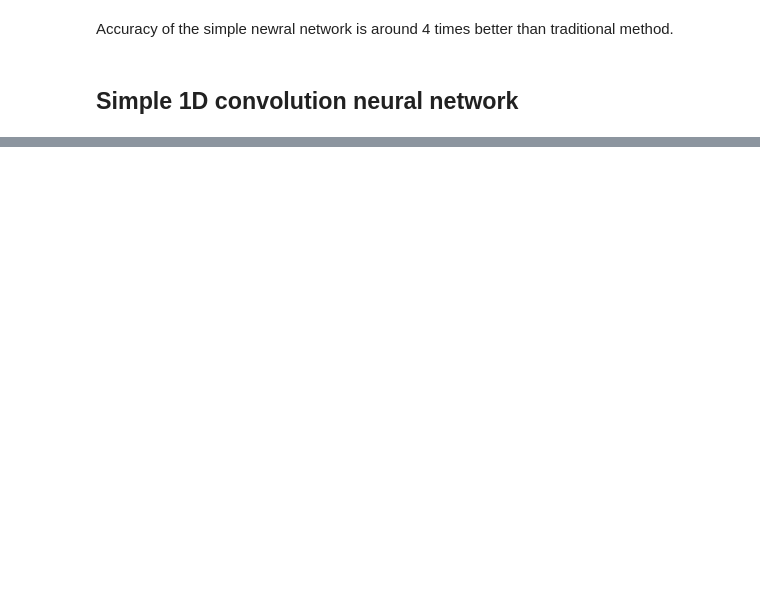
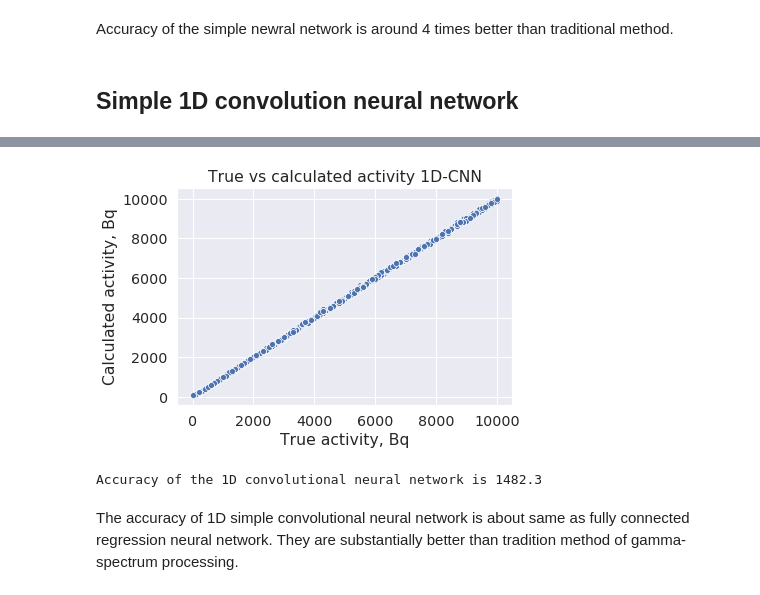
Before and after one commit to nikitinale/gamma_spectrometry_basic, a Jupyter notebook: spectrum_ann.ipynb, the cells around one changed output, grey strips where cells are left out. Drawn from its saved outputs; the diff is of its cells as text; code cells hidden in the pictures; blank space fills up the shorter version.

```diff
--- a/spectrum_ann.ipynb
+++ b/spectrum_ann.ipynb
@@ -464,0 +427,12 @@ plt.show()
+# %%
+cn_net = CNN3()
+cn_net = cn_net.float()
+
+params = list(cn_net.parameters())
+
+learning_rate = 0.01
+n_epoch = 1500 #00
+loss_function = torch.nn.MSELoss()
+optimizer = torch.optim.Adam(cn_net.parameters(), lr=learning_rate)
+losses = []
+losses_val = []
@@ -464,0 +467,17 @@ plt.show()
+# %%
+with torch.no_grad():
+  predict = cn_net(Variable(torch.from_numpy(x_val.reshape(-1, 1, 512)).float()))
+sns.scatterplot(x=y_val.flatten(), y=predict.flatten())
+plt.ylabel('Calculated activity, Bq')
+plt.xlabel('True activity, Bq')
+plt.title('True vs calculated activity 1D-CNN')
+plt.show()
+# %% [output]
+[figure, added]
+# %%
+msec = mean_squared_error(y_true=y_val, y_pred=predict).round(1)
+print(f'Accuracy of the 1D convolutional neural network is {msec}')
+# %% [output]
+Accuracy of the 1D convolutional neural network is 1482.3
+# %% [markdown]
+The accuracy of 1D simple convolutional neural network is about same as fully connected regression neural network. They are substantially better than tradition method of gamma-spectrum processing.
```
Also changed, not shown: parts of 8 cells of this notebook.
